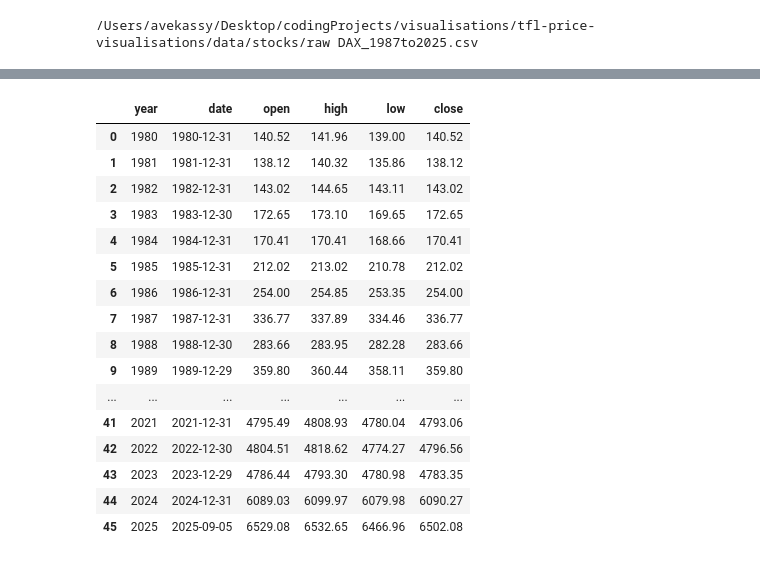
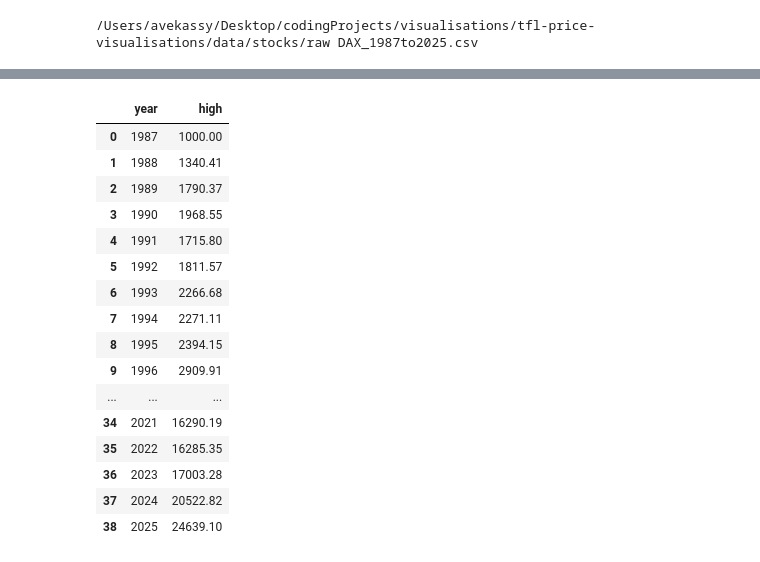
Before and after one commit to avekassy1/tfl-price-visualisations, a Jupyter notebook: src/notebooks/preprocessing.ipynb, the cells around one changed output, grey strips where cells are left out. Drawn from its saved outputs; the diff is of its cells as text; code cells hidden in the pictures.

```diff
--- a/src/notebooks/preprocessing.ipynb
+++ b/src/notebooks/preprocessing.ipynb
@@ -91,22 +69,0 @@ snp_processed.columns = [s.strip().lower() for s in snp_processed.columns]
-# %%
-if ("year" not in snp_processed.columns):
-    snp_processed = snp_processed.reset_index(drop=False)
-snp_processed
-# %% [output]
-|  | year | date | open | high | low | close |
-| 0 | 1980 | 1980-12-31 | 140.52 | 141.96 | 139.00 | 140.52 |
-| 1 | 1981 | 1981-12-31 | 138.12 | 140.32 | 135.86 | 138.12 |
-| 2 | 1982 | 1982-12-31 | 143.02 | 144.65 | 143.11 | 143.02 |
-| 3 | 1983 | 1983-12-30 | 172.65 | 173.10 | 169.65 | 172.65 |
-| 4 | 1984 | 1984-12-31 | 170.41 | 170.41 | 168.66 | 170.41 |
-| 5 | 1985 | 1985-12-31 | 212.02 | 213.02 | 210.78 | 212.02 |
-| 6 | 1986 | 1986-12-31 | 254.00 | 254.85 | 253.35 | 254.00 |
-| 7 | 1987 | 1987-12-31 | 336.77 | 337.89 | 334.46 | 336.77 |
-| 8 | 1988 | 1988-12-30 | 283.66 | 283.95 | 282.28 | 283.66 |
-| 9 | 1989 | 1989-12-29 | 359.80 | 360.44 | 358.11 | 359.80 |
-| ... | ... | ... | ... | ... | ... | ... |
-| 41 | 2021 | 2021-12-31 | 4795.49 | 4808.93 | 4780.04 | 4793.06 |
-| 42 | 2022 | 2022-12-30 | 4804.51 | 4818.62 | 4774.27 | 4796.56 |
-| 43 | 2023 | 2023-12-29 | 4786.44 | 4793.30 | 4780.98 | 4783.35 |
-| 44 | 2024 | 2024-12-31 | 6089.03 | 6099.97 | 6079.98 | 6090.27 |
-| 45 | 2025 | 2025-09-05 | 6529.08 | 6532.65 | 6466.96 | 6502.08 |
@@ -115,0 +70,20 @@ snp_processed
+# %%
+pd.DataFrame(processed_indecis['DAX_1987to2025'].year, columns=['year']).merge(processed_indecis['DAX_1987to2025'][['year', 'high']])
+# %% [output]
+|  | year | high |
+| 0 | 1987 | 1000.00 |
+| 1 | 1988 | 1340.41 |
+| 2 | 1989 | 1790.37 |
+| 3 | 1990 | 1968.55 |
+| 4 | 1991 | 1715.80 |
+| 5 | 1992 | 1811.57 |
+| 6 | 1993 | 2266.68 |
+| 7 | 1994 | 2271.11 |
+| 8 | 1995 | 2394.15 |
+| 9 | 1996 | 2909.91 |
+| ... | ... | ... |
+| 34 | 2021 | 16290.19 |
+| 35 | 2022 | 16285.35 |
+| 36 | 2023 | 17003.28 |
+| 37 | 2024 | 20522.82 |
+| 38 | 2025 | 24639.10 |
```
Also changed, not shown: parts of 10 cells of this notebook, 2 other files.
